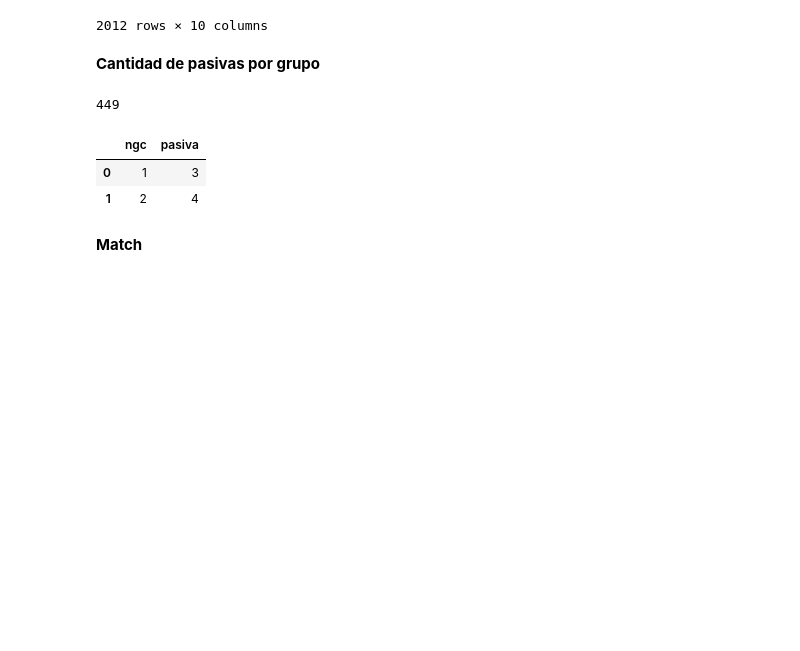
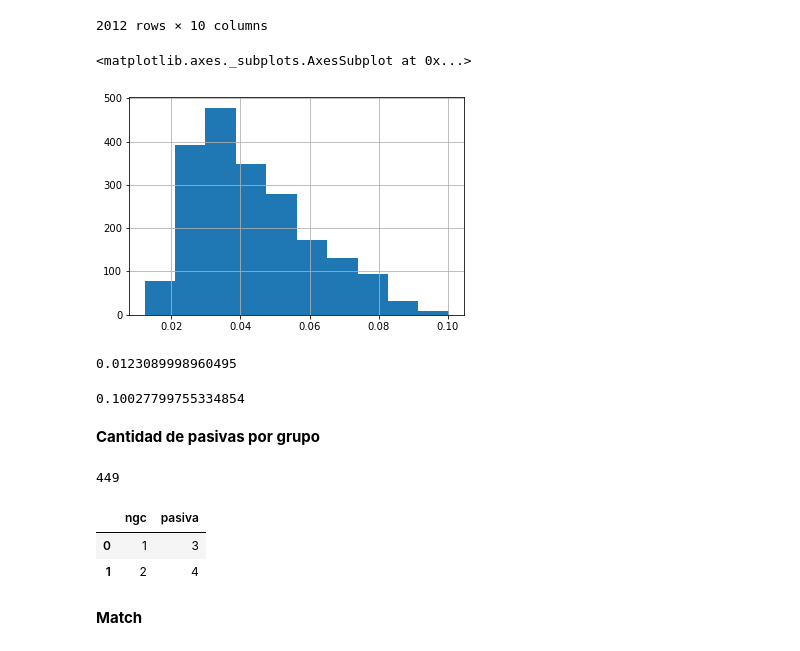
Before and after one commit to antotaverna/cg_environments, a Jupyter notebook: plots/Frgx_GC_a.ipynb, the cells around one changed output. Cells and saved outputs as stored; diff of their text form; code cells hidden in the pictures; blank space fills up the shorter version.

```diff
--- a/plots/Frgx_GC_a.ipynb
+++ b/plots/Frgx_GC_a.ipynb
@@ -59,6 +59,19 @@ df
 | 2010 | 462 | 4 | 250.348007 | 13.437000 | 0.051099 | 16.253000 | 17.113001 | -19.803770 | -19.010023 | 1 |
 | 2011 | 462 | 5 | 250.332001 | 13.391000 | 0.049345 | 16.497000 | 17.297001 | -19.479128 | -18.739044 | 1 |
 2012 rows × 10 columns
+# %%
+df.zred.hist()
+# %% [output]
+<matplotlib.axes._subplots.AxesSubplot at 0x...>
+[figure, added]
+# %%
+df.zred.min()
+# %% [output]
+0.0123089998960495
+# %%
+df.zred.max()
+# %% [output]
+0.10027799755334854
 # %% [markdown]
 **Cantidad de pasivas por grupo**
 # %%
```
Also changed, not shown: parts of 29 cells of this notebook, 17 other files.
